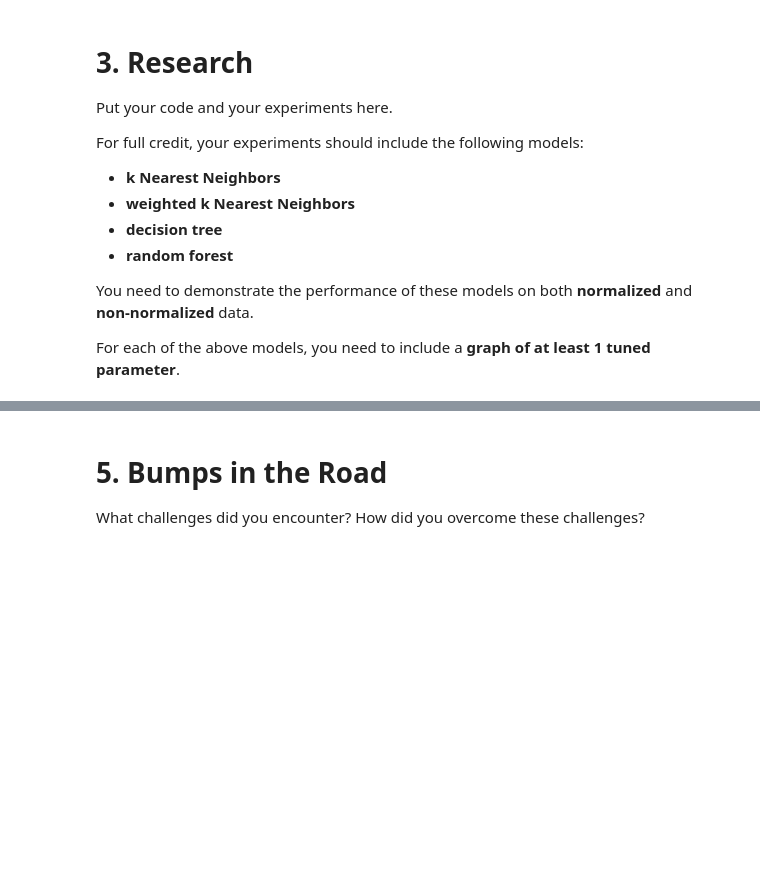
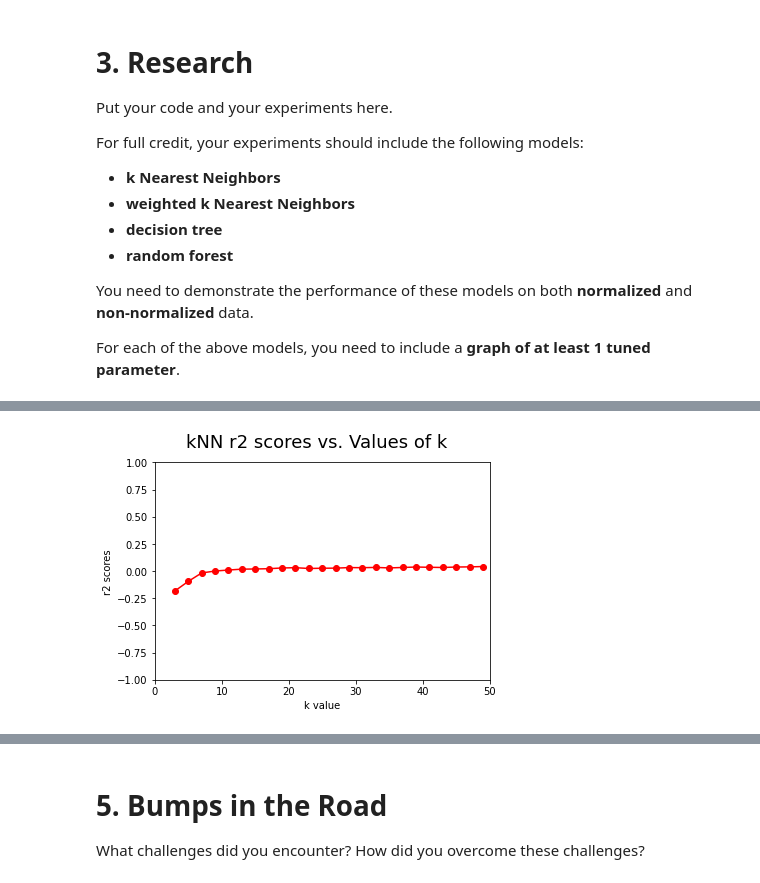
Before and after one commit to Nathan499/CS-167, a Jupyter notebook: Project1_starter.ipynb, the cells around one changed output, grey strips where cells are left out. Saved outputs shown, nothing was run; the diff lists cells and outputs as text; code cells hidden in the pictures; blank space fills up the shorter version.

```diff
--- a/Project1_starter.ipynb
+++ b/Project1_starter.ipynb
@@ -166,6 +172,28 @@ kNN.fit(train_data_normalized, train_sln)
 preds = kNN.predict(test_data_normalized)
 print('Normalized kNN r2 score:', metrics.r2_score(test_sln, preds))
 
+#Tuning kNN
+def tune_k_values(k_values):
+    kNN_r2scores = []
+
+    for n in k_values:
+
+        curr_kNN = neighbors.KNeighborsRegressor(n_neighbors =n)
+        curr_kNN.fit(train_data,train_sln)
+        curr_predictions = curr_kNN.predict(test_data)
+        curr_r2score = metrics.r2_score(test_sln, curr_predictions)
+        kNN_r2scores.append(curr_r2score)
+
+
+    plt.suptitle('kNN r2 scores vs. Values of k',fontsize=18)
+    plt.xlabel('k value')
+    plt.ylabel('r2 scores')
+    plt.plot(k_values,kNN_r2scores,'ro-')
+    plt.axis([0,k_values[-1]+1,-1,1])
+
+    plt.show()
+
+tune_k_values(range(3,51,2))
 print()
 
 #Weighted kNN
@@ -180,6 +208,28 @@ w_kNN.fit(train_data_normalized, train_sln)
 preds = w_kNN.predict(test_data_normalized)
 print('Normalized weighted kNN r2 score:', metrics.r2_score(test_sln, preds))
 
+#Tuning weighed kNN
+def tune_weighted_k_values(k_values):
+    w_kNN_r2scores = []
+
+    for n in k_values:
+
+        curr_w_kNN = neighbors.KNeighborsRegressor(n_neighbors =n, weights = 'distance')
+        curr_w_kNN.fit(train_data,train_sln)
+        curr_predictions = curr_w_kNN.predict(test_data)
+        curr_r2score = metrics.r2_score(test_sln, curr_predictions)
+        w_kNN_r2scores.append(curr_r2score)
+
+
+    plt.suptitle('Weighted kNN r2 scores vs. Values of k',fontsize=18)
+    plt.xlabel('k value')
+    plt.ylabel('r2 scores')
+    plt.plot(k_values,w_kNN_r2scores,'ro-')
+    plt.axis([0,k_values[-1]+1,-1,1])
+
+    plt.show()
+
+tune_weighted_k_values(range(3,51,2))
 print()
 
 #Decision Tree
@@ -194,40 +244,28 @@ dt.fit(train_data_normalized, train_sln)
 preds = dt.predict(test_data_normalized)
 print('Normalized Decision Tree r2 score:', metrics.r2_score(test_sln, preds))
 
-print()
-#Random Forest
-rf = ensemble.RandomForestRegressor()
-rf.fit(train_data, train_sln)
-preds = dt.predict(test_data)
-print('Random Forest r2 score:', metrics.r2_score(test_sln, preds))
+#Tuning Decision Tree
+def tune_decision_trees(depth_values):
+    dt_r2scores = []
 
-#normalized random forests
-rf = ensemble.RandomForestRegressor()
-rf.fit(train_data_normalized, train_sln)
-preds = dt.predict(test_data_normalized)
-print('Normalized Random Forest r2 score:', metrics.r2_score(test_sln, preds))
+    for n in depth_values:
 
-def tune_number_of_trees(n_estimator_values):
-    rf_r2scores = []
-
-    for n in n_estimator_values:
-
-        curr_rf = ensemble.RandomForestRegressor(n_estimators=n, random_state=41)
-        curr_rf.fit(train_data,train_sln)
-        curr_predictions = curr_rf.predict(test_data)
+        curr_dt = tree.DecisionTreeRegressor(max_depth = n)
+        curr_dt.fit(train_data,train_sln)
+        curr_predictions = curr_dt.predict(test_data)
         curr_r2score = metrics.r2_score(test_sln, curr_predictions)
-        rf_r2scores.append(curr_r2score)
+        dt_r2scores.append(curr_r2score)
 
 
-    plt.suptitle('Random Forest r2 scores vs. number of trees',fontsize=18)
-    plt.xlabel('# trees')
+    plt.suptitle('Decision Tree r2 scores vs. Max Depth Values',fontsize=18)
+    plt.xlabel('Max Depth')
     plt.ylabel('r2 scores')
-    plt.plot(n_estimator_values,rf_r2scores,'ro-')
-    plt.axis([0,n_estimator_values[-1]+1,-1,1])
+    plt.plot(depth_values,dt_r2scores,'ro-')
+    plt.axis([0,depth_values[-1]+1,-1,1])
 
     plt.show()
 
-tune_number_of_trees(range(1,31))
+tune_decision_trees(range(1,51,2))
 # %% [output]
 kNN r2 score: -0.09447709872472632
 Normalized kNN r2 score: -0.028057548459274884
@@ -239,0 +272 @@ Normalized Decision Tree r2 score: -0.25890592181109384
+[figure, new version]
```
Also changed, not shown: parts of 9 cells of this notebook.
